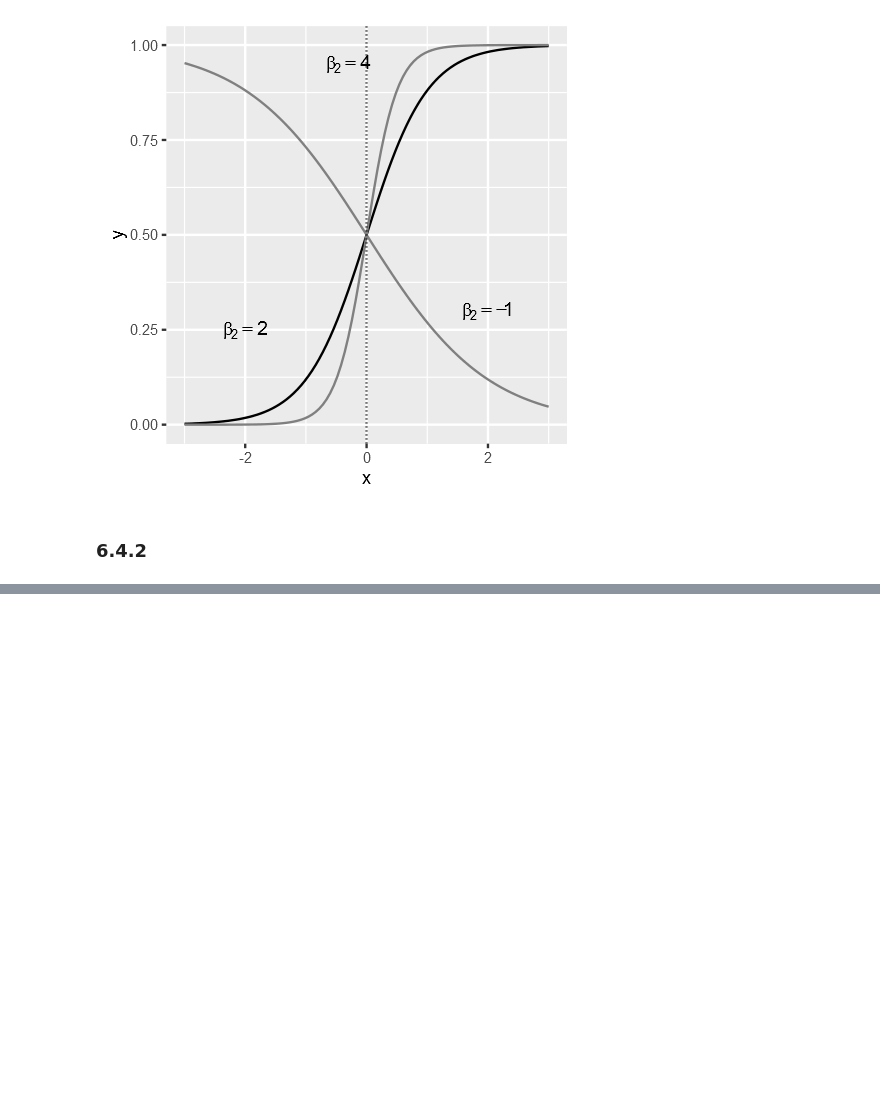
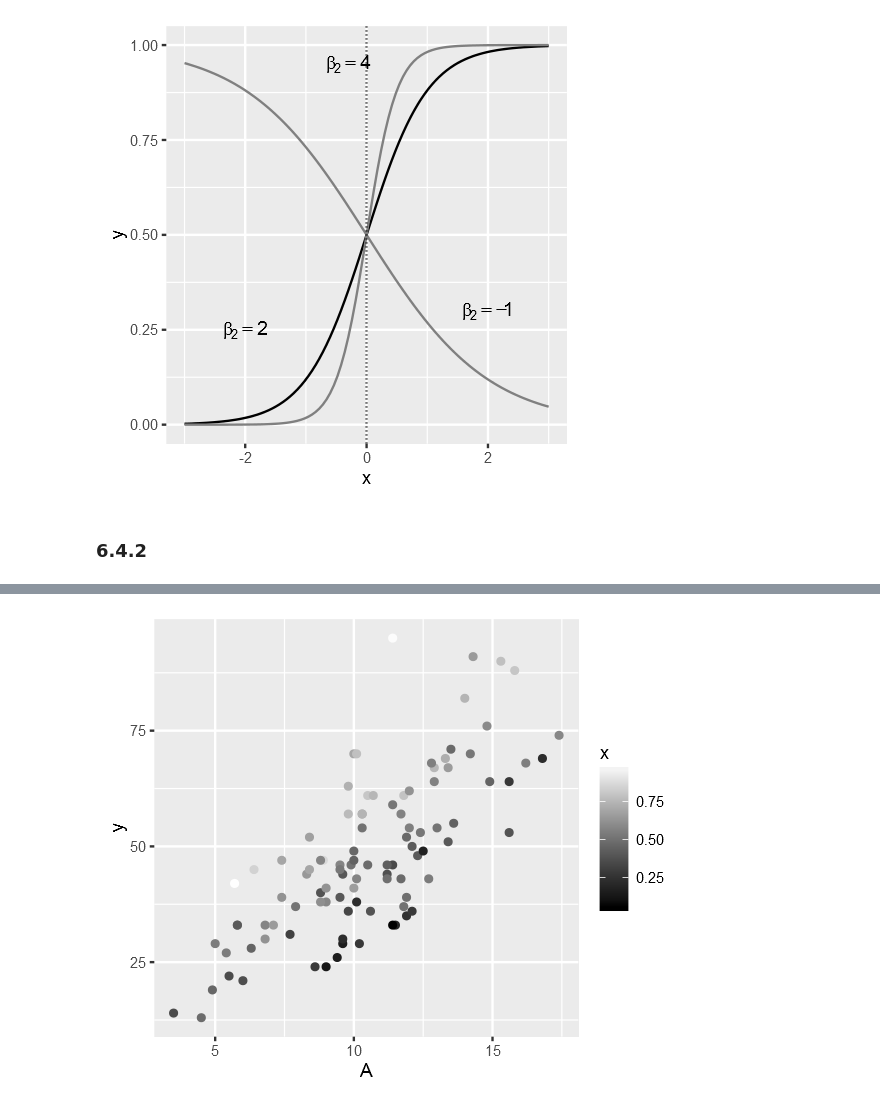
Before and after one commit to whatalnk/stat-model-intro, a Jupyter notebook: Chap06.ipynb, the cells around one changed output, grey strips where cells are left out. Drawn from its saved outputs; the diff is of its cells as text; code cells hidden in the pictures; blank space fills up the shorter version.

```diff
--- a/Chap06.ipynb
+++ b/Chap06.ipynb
@@ -119,0 +205,3 @@ ggplot(data_frame(x = c(-3:3)), aes(x)) +
+# %%
+d2 <- read_csv("data/chap06/data4b.csv")
+str(d2)
@@ -119,0 +232,6 @@ ggplot(data_frame(x = c(-3:3)), aes(x)) +
+# %%
+ggplot(d2, aes(x = A, y = y)) +
+    geom_point(aes(colour = x)) +
+    scale_colour_gradient(low = "black", high = "white")
+# %% [output]
+[figure, added]
```
Also changed, not shown: parts of 34 cells of this notebook, 3 other files.
